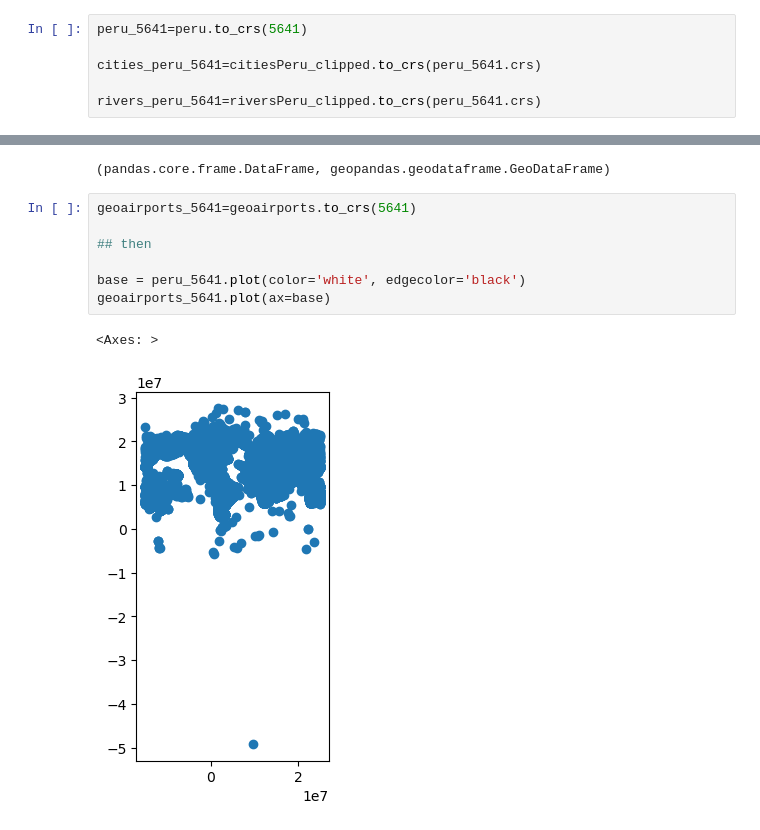
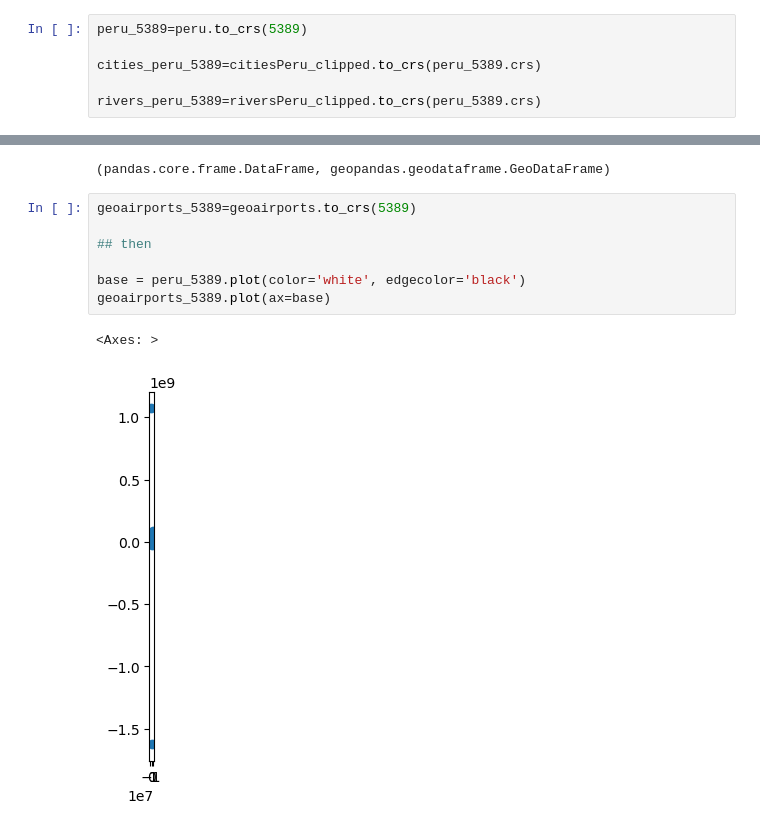
Before and after one commit to krlos20203563/ASIE_2024-1, a Jupyter notebook: Tarea_2.ipynb, the cells around one changed output, grey strips where cells are left out. Saved outputs shown, nothing was run; the diff lists cells and outputs as text.

```diff
--- a/Tarea_2.ipynb
+++ b/Tarea_2.ipynb
@@ -166,9 +166,9 @@ peru.to_crs(5641).centroid.plot(color='red',ax=base5641)
 # %%
-peru_5641=peru.to_crs(5641)
+peru_5389=peru.to_crs(5389)
 
-cities_peru_5641=citiesPeru_clipped.to_crs(peru_5641.crs)
+cities_peru_5389=citiesPeru_clipped.to_crs(peru_5389.crs)
 
-rivers_peru_5641=riversPeru_clipped.to_crs(peru_5641.crs)
+rivers_peru_5389=riversPeru_clipped.to_crs(peru_5389.crs)
 # %%
 # saving
 import os
@@ -307,13 +307,13 @@ type(airports), type(geoairports)
 # %% [output]
 (pandas.core.frame.DataFrame, geopandas.geodataframe.GeoDataFrame)
 # %%
-geoairports_5641=geoairports.to_crs(5641)
+geoairports_5389=geoairports.to_crs(5389)
 
 ## then
 
-base = peru_5641.plot(color='white', edgecolor='black')
-geoairports_5641.plot(ax=base)
+base = peru_5389.plot(color='white', edgecolor='black')
+geoairports_5389.plot(ax=base)
 # %% [output]
 <Axes: >
-[figure, old version]
+[figure, new version]
 # %%
```
Also changed, not shown: parts of 65 cells of this notebook, 4 other files.
